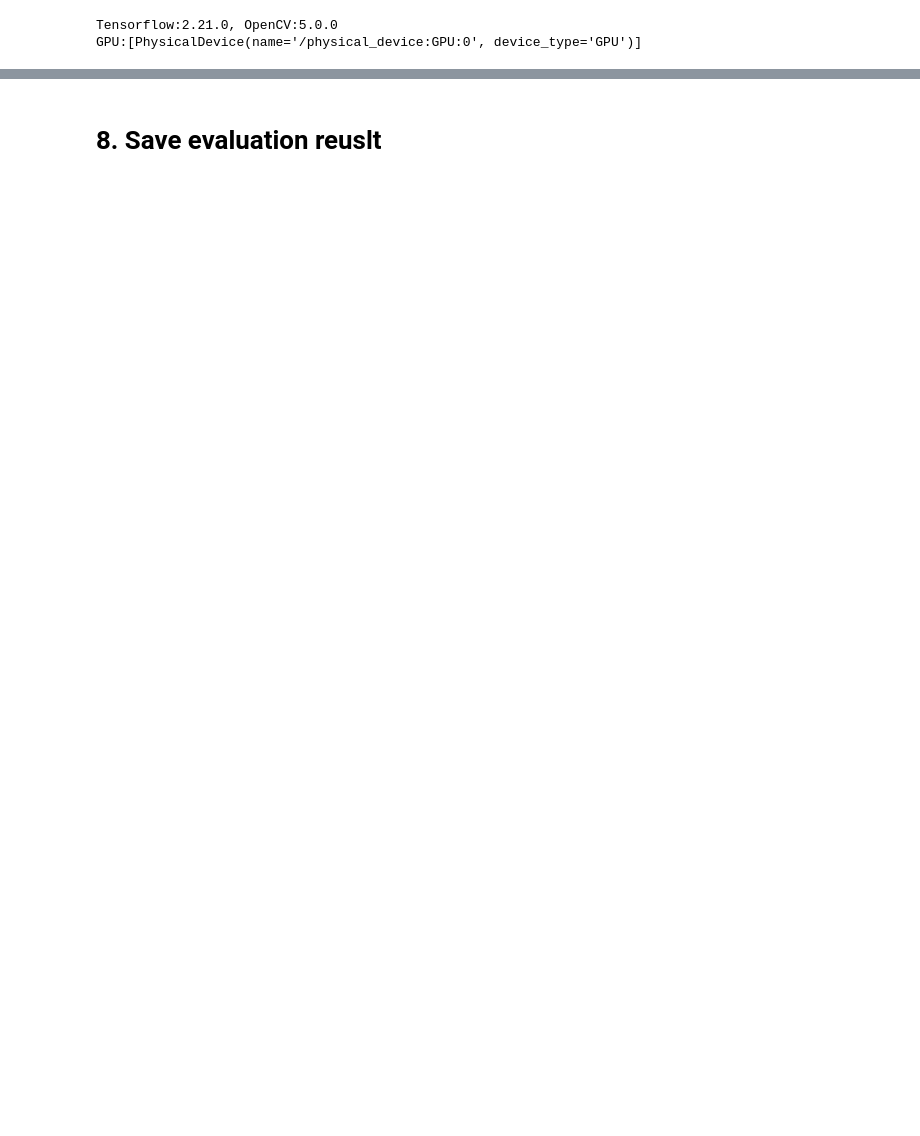
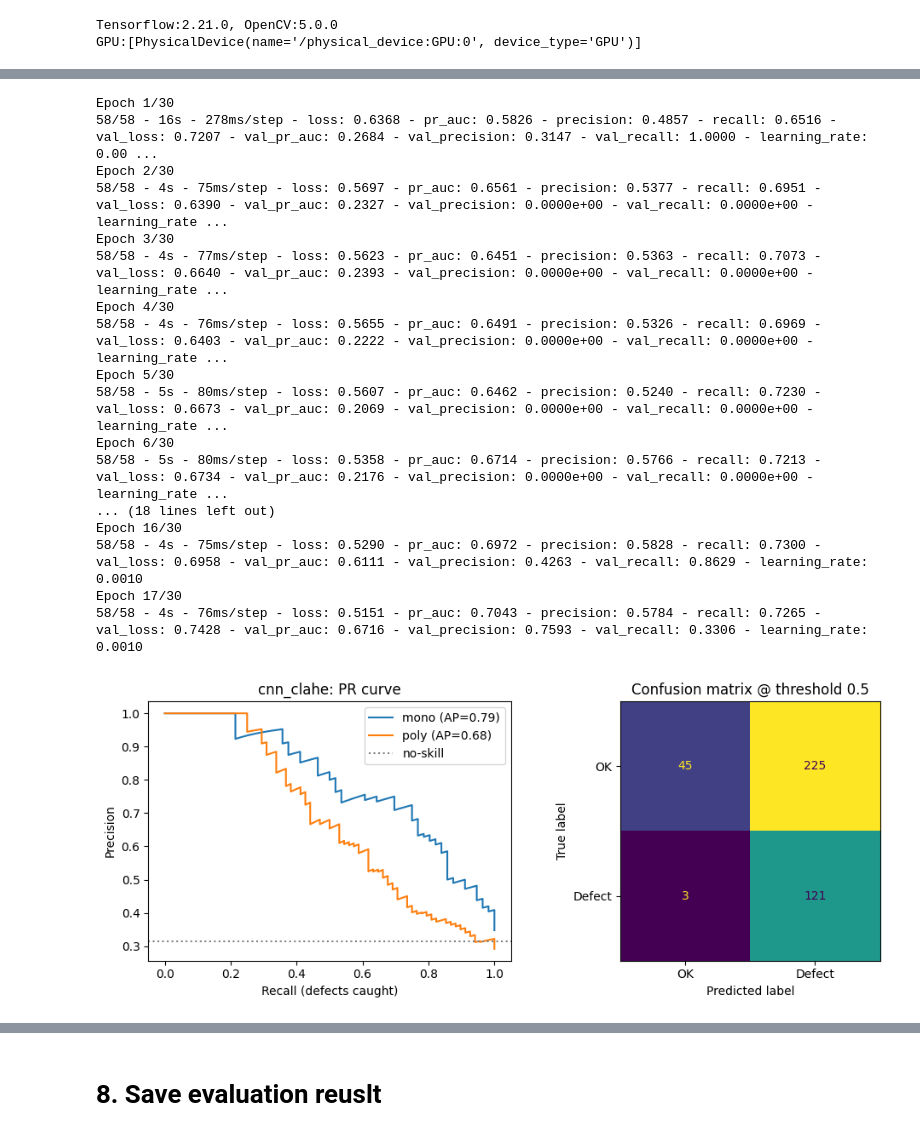
Before and after one commit to OctaviaMay/solar-el-defect-inspection, a Jupyter notebook: notebooks/02_model_experiments.ipynb, the cells around one changed output, grey strips where cells are left out. Drawn from its saved outputs; the diff is of its cells as text; code cells hidden in the pictures; blank space fills up the shorter version.

```diff
--- a/notebooks/02_model_experiments.ipynb
+++ b/notebooks/02_model_experiments.ipynb
@@ -186,0 +235,22 @@ val_score_cnn = model_cnn.predict(ds_val, verbose=0).ravel()
+# %%
+# CNN model experiment on OpenCV preprocessed image
+model_clahe, model_history_clahe, result_clahe  = run_cnn_experiment("cnn_clahe", use_clahe=True)
+# %% [output]
+Epoch 1/30
+58/58 - 16s - 278ms/step - loss: 0.6368 - pr_auc: 0.5826 - precision: 0.4857 - recall: 0.6516 - val_loss: 0.7207 - val_pr_auc: 0.2684 - val_precision: 0.3147 - val_recall: 1.0000 - learning_rate: 0.00 ...
+Epoch 2/30
+58/58 - 4s - 75ms/step - loss: 0.5697 - pr_auc: 0.6561 - precision: 0.5377 - recall: 0.6951 - val_loss: 0.6390 - val_pr_auc: 0.2327 - val_precision: 0.0000e+00 - val_recall: 0.0000e+00 - learning_rate ...
+Epoch 3/30
+58/58 - 4s - 77ms/step - loss: 0.5623 - pr_auc: 0.6451 - precision: 0.5363 - recall: 0.7073 - val_loss: 0.6640 - val_pr_auc: 0.2393 - val_precision: 0.0000e+00 - val_recall: 0.0000e+00 - learning_rate ...
+Epoch 4/30
+58/58 - 4s - 76ms/step - loss: 0.5655 - pr_auc: 0.6491 - precision: 0.5326 - recall: 0.6969 - val_loss: 0.6403 - val_pr_auc: 0.2222 - val_precision: 0.0000e+00 - val_recall: 0.0000e+00 - learning_rate ...
+Epoch 5/30
+58/58 - 5s - 80ms/step - loss: 0.5607 - pr_auc: 0.6462 - precision: 0.5240 - recall: 0.7230 - val_loss: 0.6673 - val_pr_auc: 0.2069 - val_precision: 0.0000e+00 - val_recall: 0.0000e+00 - learning_rate ...
+Epoch 6/30
+58/58 - 5s - 80ms/step - loss: 0.5358 - pr_auc: 0.6714 - precision: 0.5766 - recall: 0.7213 - val_loss: 0.6734 - val_pr_auc: 0.2176 - val_precision: 0.0000e+00 - val_recall: 0.0000e+00 - learning_rate ...
+... (18 lines left out)
+Epoch 16/30
+58/58 - 4s - 75ms/step - loss: 0.5290 - pr_auc: 0.6972 - precision: 0.5828 - recall: 0.7300 - val_loss: 0.6958 - val_pr_auc: 0.6111 - val_precision: 0.4263 - val_recall: 0.8629 - learning_rate: 0.0010
+Epoch 17/30
+58/58 - 4s - 76ms/step - loss: 0.5151 - pr_auc: 0.7043 - precision: 0.5784 - recall: 0.7265 - val_loss: 0.7428 - val_pr_auc: 0.6716 - val_precision: 0.7593 - val_recall: 0.3306 - learning_rate: 0.0010
+[figure, added]
```
Also changed, not shown: parts of 35 cells of this notebook, 15 other files.
